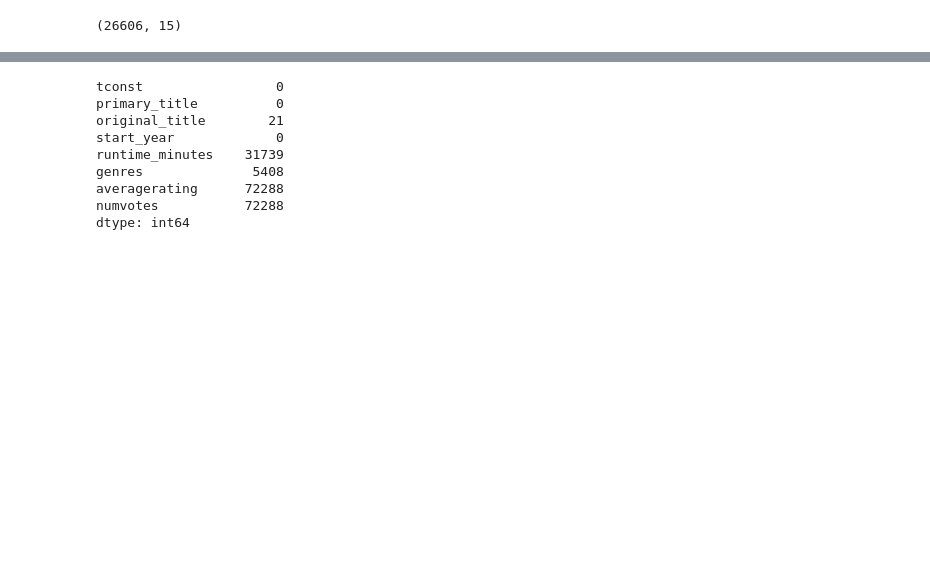
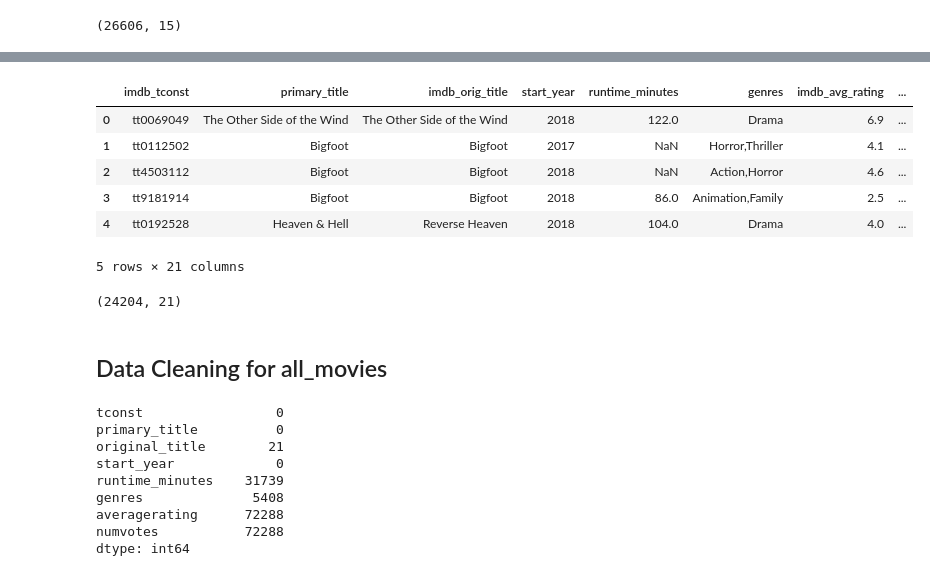
Before and after one commit to sidneykung/Movie-Data-Analysis, a Jupyter notebook: data_cleaning.ipynb, the cells around one changed output, grey strips where cells are left out. Saved outputs shown, nothing was run; the diff lists cells and outputs as text; code cells hidden in the pictures; blank space fills up the shorter version.

```diff
--- a/data_cleaning.ipynb
+++ b/data_cleaning.ipynb
@@ -245,3 +327,21 @@ full_db.shape
+# %%
+# Checking that it worked
+all_movies.head()
+# %% [output]
+|  | imdb_tconst | primary_title | imdb_orig_title | start_year | runtime_minutes | genres | imdb_avg_rating | ... |
+| 0 | tt0069049 | The Other Side of the Wind | The Other Side of the Wind | 2018 | 122.0 | Drama | 6.9 | ... |
+| 1 | tt0112502 | Bigfoot | Bigfoot | 2017 | NaN | Horror,Thriller | 4.1 | ... |
+| 2 | tt4503112 | Bigfoot | Bigfoot | 2018 | NaN | Action,Horror | 4.6 | ... |
+| 3 | tt9181914 | Bigfoot | Bigfoot | 2018 | 86.0 | Animation,Family | 2.5 | ... |
+| 4 | tt0192528 | Heaven & Hell | Reverse Heaven | 2018 | 104.0 | Drama | 4.0 | ... |
+5 rows × 21 columns
+# %%
+# Checking amount of rows and columns
+all_movies.shape
+# %% [output]
+(24204, 21)
+# %% [markdown]
+## Data Cleaning for all_movies
 # %%
 # checking for nan values
 #
```
Also changed, not shown: parts of 26 cells of this notebook.
